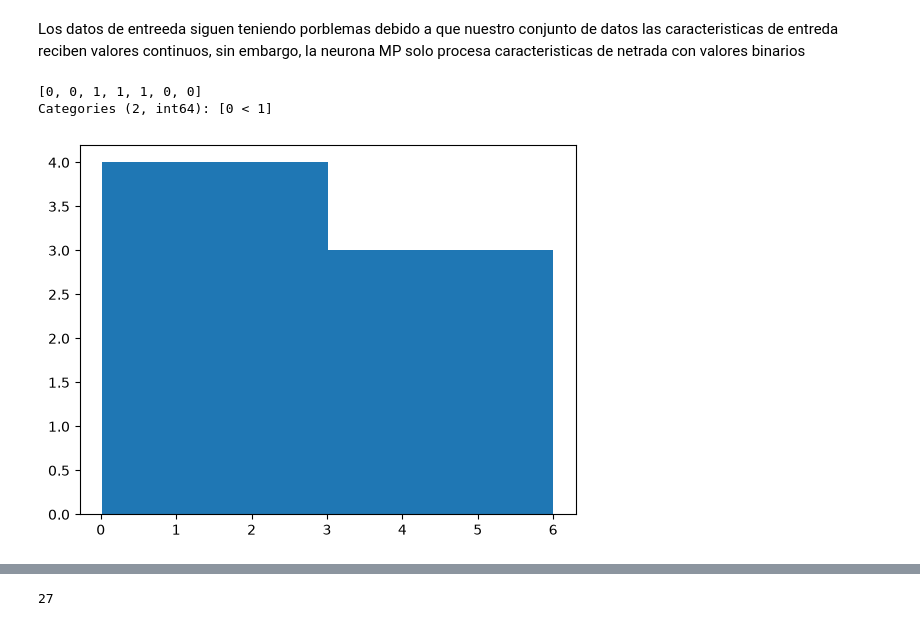
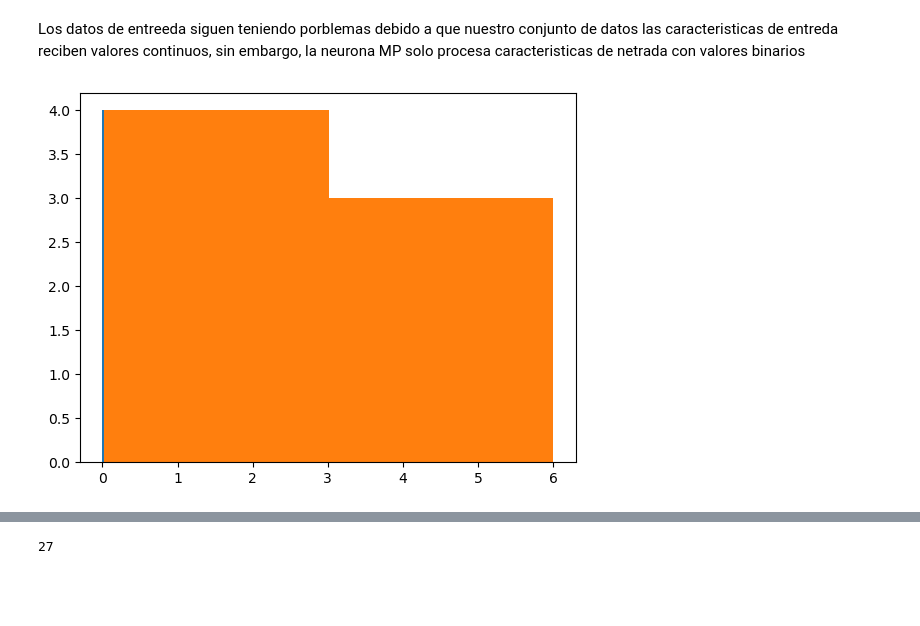
Before and after one commit to Franciscoe1/PracticaML, a Jupyter notebook: Cuaderno2/NeuronaApi.ipynb, the cells around one changed output, grey strips where cells are left out. Cells and saved outputs as stored; diff of their text form; code cells hidden in the pictures; blank space fills up the shorter version.

```diff
--- a/Cuaderno2/NeuronaApi.ipynb
+++ b/Cuaderno2/NeuronaApi.ipynb
@@ -147,14 +148,12 @@ solo procesa caracteristicas de netrada con valores binarios
 # %%
 # Para transformar un valor a binario
 import matplotlib.pyplot as plt
-print(pd.cut([0.04,0.3,4,5,6,0.02,0.6], bins=2, labels=[0,1]))
+plt.hist(pd.cut([0.04, 0.3, 4, 5, 6, 0.02, 0.6], bins=2, labels=[0, 1]))
 
-plt.hist([0.04,0.3,4,5,6,0.02,0.6], bins=2)
+plt.hist([0.04, 0.3, 4, 5, 6, 0.02, 0.6], bins=2)
 plt.show()
 # %% [output]
-[0, 0, 1, 1, 1, 0, 0]
-Categories (2, int64): [0 < 1]
-[figure, old version]
+[figure, new version]
 # %%
 #Trasformarmamos Las caracteristicas de entrada a un valor binario
 X_train_bin = X_train.apply(pd.cut, bins=2, labels=[1,0])
```
Also changed, not shown: parts of 7 cells of this notebook, 4 other files.
